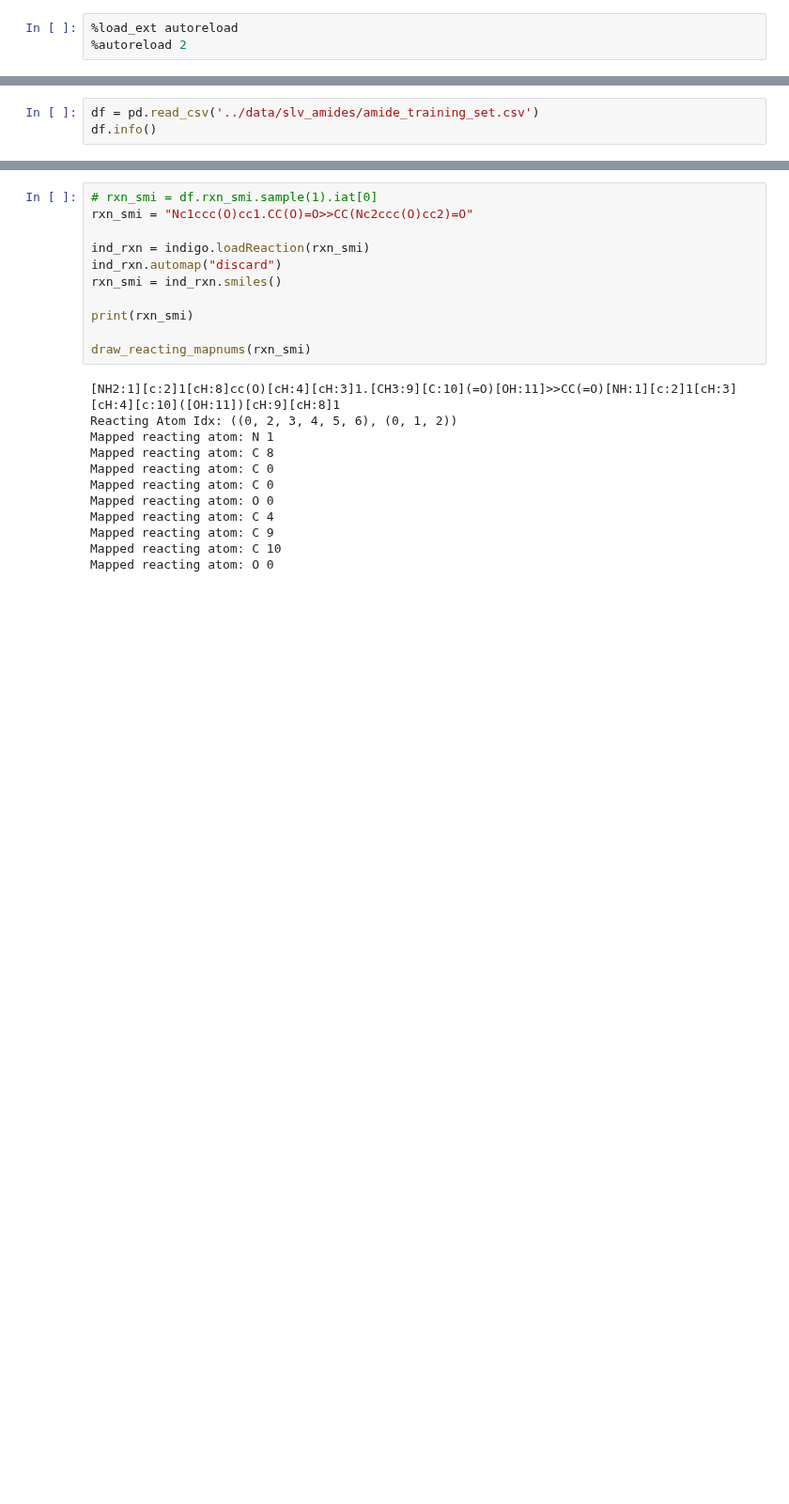
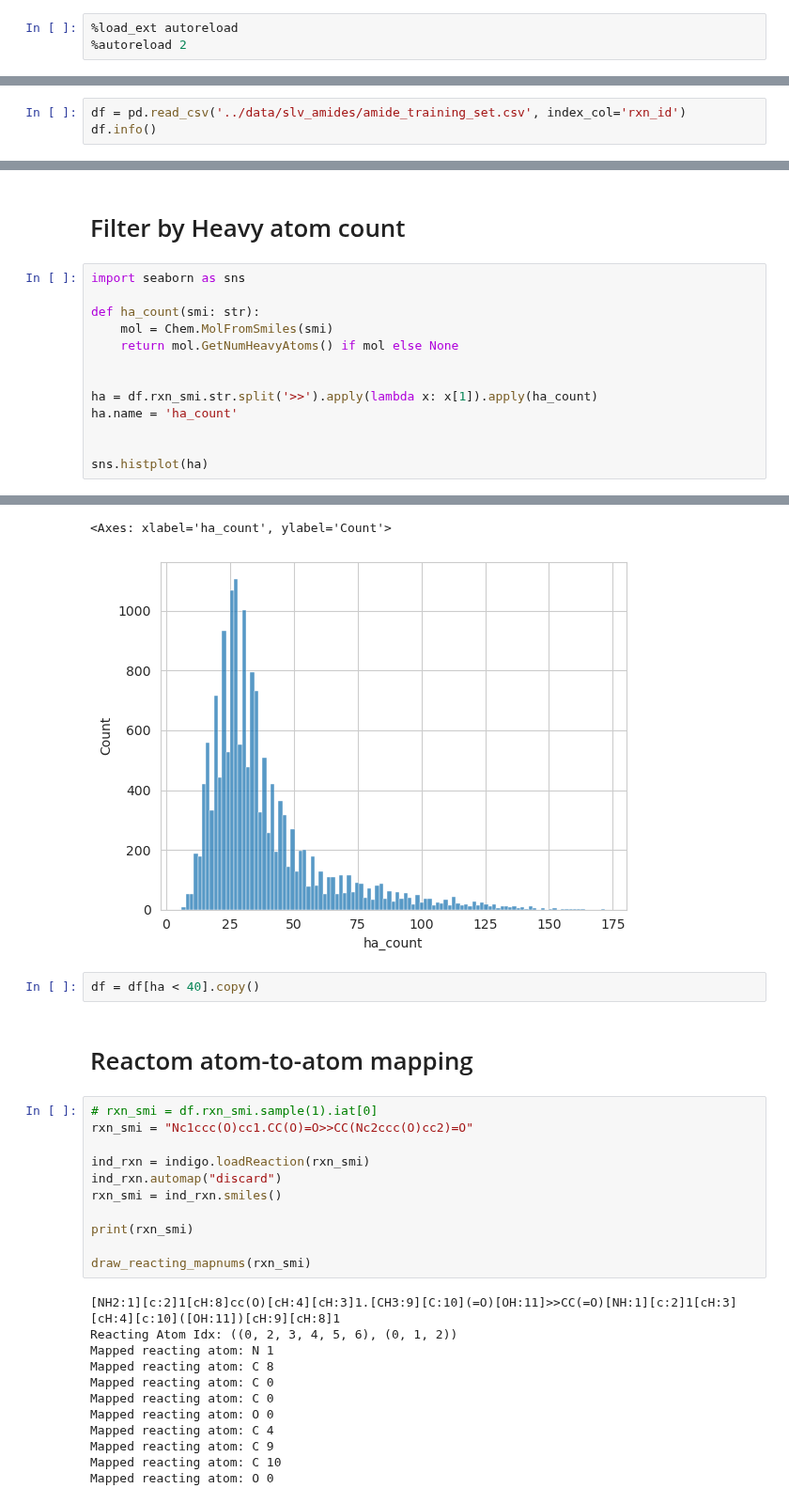
Before and after one commit to alkorolyov/linux_orca, a Jupyter notebook: notebooks/05_rxn_descriptors.ipynb, the cells around one changed output, grey strips where cells are left out. Shown at 94% size. Drawn from its saved outputs; the diff is of its cells as text; blank space fills up the shorter version.

```diff
--- a/notebooks/05_rxn_descriptors.ipynb
+++ b/notebooks/05_rxn_descriptors.ipynb
@@ -17,7 +23,7 @@ from linux_qm.src.render import indigo, draw_reacting_mapnums
 from linux_qm.src.util import load_smiles3D
 from linux_qm.qm.orca.orca import OrcaDriver
 # %%
-df = pd.read_csv('../data/slv_amides/amide_training_set.csv')
+df = pd.read_csv('../data/slv_amides/amide_training_set.csv', index_col='rxn_id')
 df.info()
 # %% [output]
 <class 'pandas.core.frame.DataFrame'>
@@ -51 +57,17 @@ df.rxn_smi
 Name: rxn_smi, Length: 15999, dtype: object
+# %% [markdown]
+# Filter by Heavy atom count
+# %%
+import seaborn as sns
+
+def ha_count(smi: str):
+    mol = Chem.MolFromSmiles(smi)
+    return mol.GetNumHeavyAtoms() if mol else None
+
+
+ha = df.rxn_smi.str.split('>>').apply(lambda x: x[1]).apply(ha_count)
+ha.name = 'ha_count'
+
+
+sns.histplot(ha)
+# %% [output]
@@ -52,3 +83,9 @@ Name: rxn_smi, Length: 15999, dtype: object
+<Axes: xlabel='ha_count', ylabel='Count'>
+[figure, added]
+# %%
+df = df[ha < 40].copy()
+# %% [markdown]
+# Reactom atom-to-atom mapping
 # %%
 # rxn_smi = df.rxn_smi.sample(1).iat[0]
 rxn_smi = "Nc1ccc(O)cc1.CC(O)=O>>CC(Nc2ccc(O)cc2)=O"
```
Also changed, not shown: parts of 46 cells of this notebook, 4 other files.
